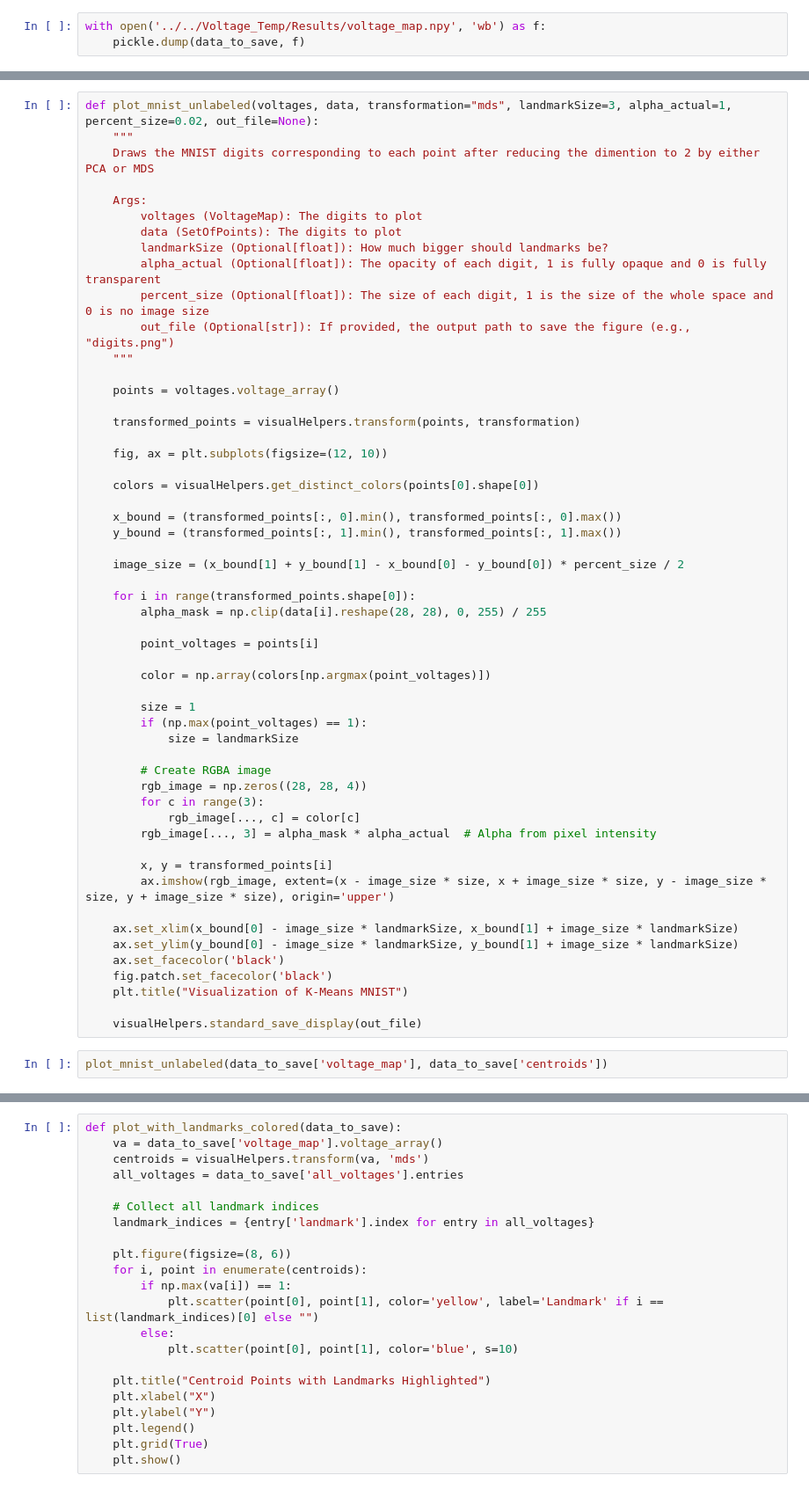
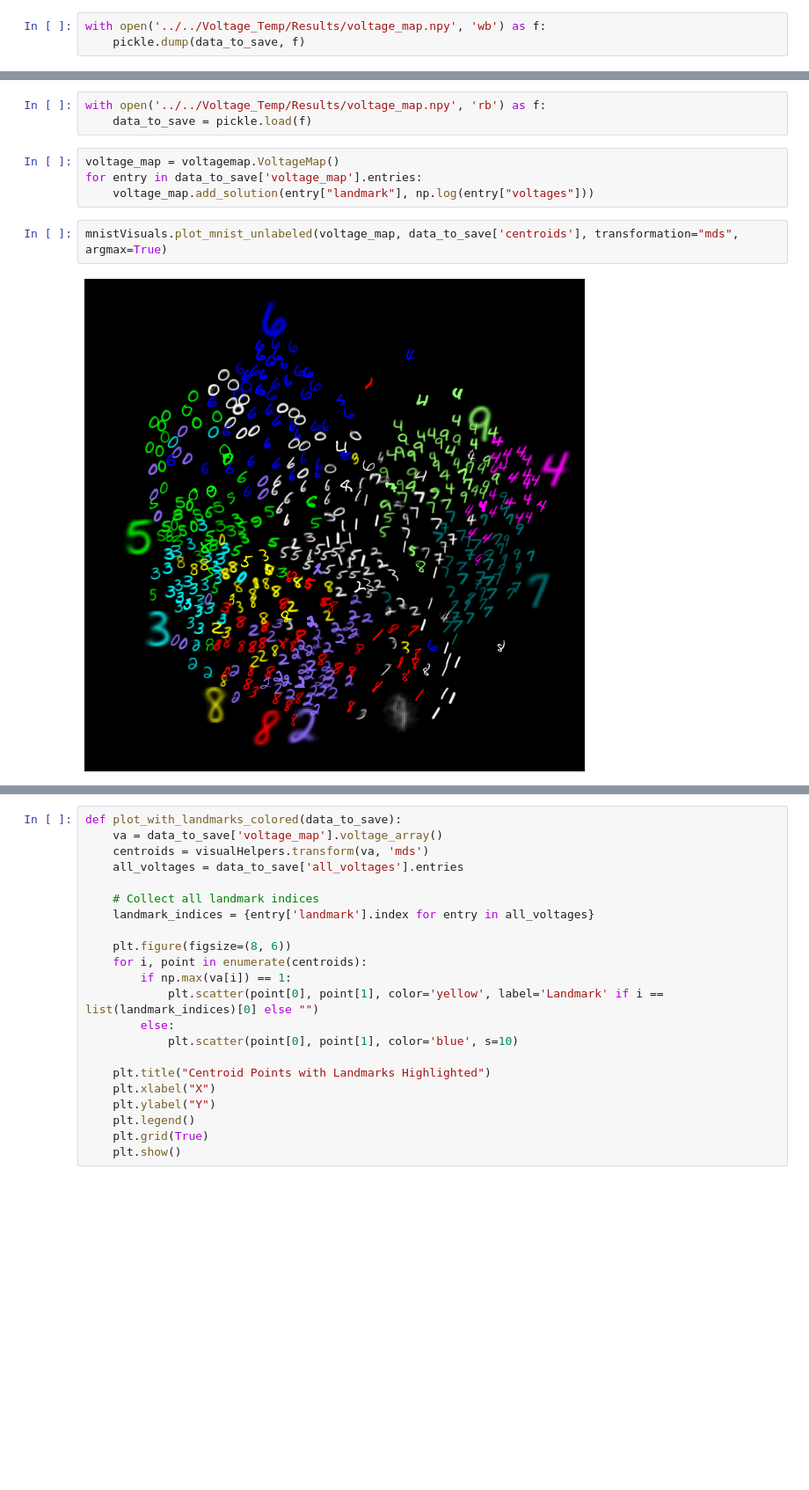
Before and after one commit to IceGawd/VoltageDimentionalReduction, a Jupyter notebook: notebooks/Visualizations.ipynb, the cells around one changed output, grey strips where cells are left out. Shown at 88% size. Saved outputs shown, nothing was run; the diff lists cells and outputs as text; blank space fills up the shorter version.

```diff
--- a/notebooks/Visualizations.ipynb
+++ b/notebooks/Visualizations.ipynb
@@ -111,56 +72,11 @@ def plot_centroids(centroids, majority_labels, out_file=None):
-# %%
-def plot_mnist_unlabeled(voltages, data, transformation="mds", landmarkSize=3, alpha_actual=1, percent_size=0.02, out_file=None):
-    """
-    Draws the MNIST digits corresponding to each point after reducing the dimention to 2 by either PCA or MDS
-
-    Args:
-        voltages (VoltageMap): The digits to plot
-        data (SetOfPoints): The digits to plot
-        landmarkSize (Optional[float]): How much bigger should landmarks be?
-        alpha_actual (Optional[float]): The opacity of each digit, 1 is fully opaque and 0 is fully transparent
-        percent_size (Optional[float]): The size of each digit, 1 is the size of the whole space and 0 is no image size
-        out_file (Optional[str]): If provided, the output path to save the figure (e.g., "digits.png")
-    """
-
-    points = voltages.voltage_array()
-
-    transformed_points = visualHelpers.transform(points, transformation)
-
-    fig, ax = plt.subplots(figsize=(12, 10))
-
-    colors = visualHelpers.get_distinct_colors(points[0].shape[0])
-
-    x_bound = (transformed_points[:, 0].min(), transformed_points[:, 0].max())
-    y_bound = (transformed_points[:, 1].min(), transformed_points[:, 1].max())
-
-    image_size = (x_bound[1] + y_bound[1] - x_bound[0] - y_bound[0]) * percent_size / 2
-
-    for i in range(transformed_points.shape[0]):
-        alpha_mask = np.clip(data[i].reshape(28, 28), 0, 255) / 255
-
-        point_voltages = points[i]
-
-        color = np.array(colors[np.argmax(point_voltages)])
-
-        size = 1
-        if (np.max(point_voltages) == 1):
-            size = landmarkSize
-
-        # Create RGBA image
-        rgb_image = np.zeros((28, 28, 4))
-        for c in range(3):
-            rgb_image[..., c] = color[c]
-        rgb_image[..., 3] = alpha_mask * alpha_actual  # Alpha from pixel intensity
-
-        x, y = transformed_points[i]
-        ax.imshow(rgb_image, extent=(x - image_size * size, x + image_size * size, y - image_size * size, y + image_size * size), origin='upper')
-
-    ax.set_xlim(x_bound[0] - image_size * landmarkSize, x_bound[1] + image_size * landmarkSize)
-    ax.set_ylim(y_bound[0] - image_size * landmarkSize, y_bound[1] + image_size * landmarkSize)
-    ax.set_facecolor('black')
-    fig.patch.set_facecolor('black')
-    plt.title("Visualization of K-Means MNIST")
-
-    visualHelpers.standard_save_display(out_file)
+# %%
+with open('../../Voltage_Temp/Results/voltage_map.npy', 'rb') as f:
+    data_to_save = pickle.load(f)
+# %%
+voltage_map = voltagemap.VoltageMap()
+for entry in data_to_save['voltage_map'].entries:
+    voltage_map.add_solution(entry["landmark"], np.log(entry["voltages"]))
 # %%
-plot_mnist_unlabeled(data_to_save['voltage_map'], data_to_save['centroids'])
+mnistVisuals.plot_mnist_unlabeled(voltage_map, data_to_save['centroids'], transformation="mds", argmax=True)
+# %% [output]
+[figure, added]
```
Also changed, not shown: parts of 6 cells of this notebook, 9 other files.
